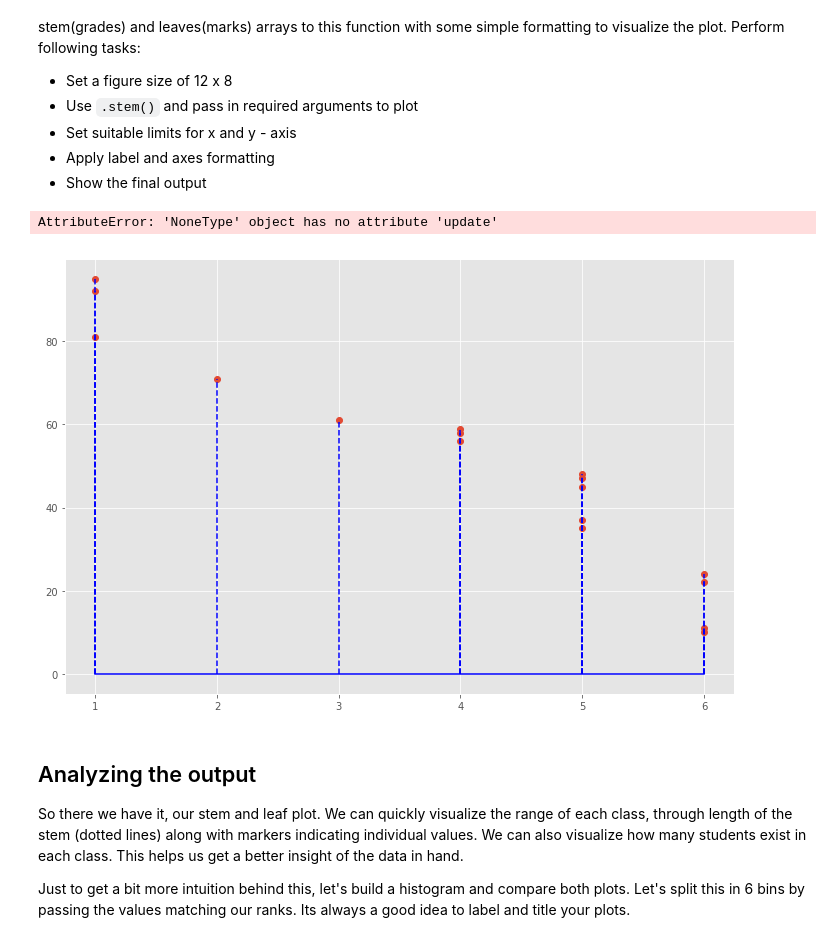
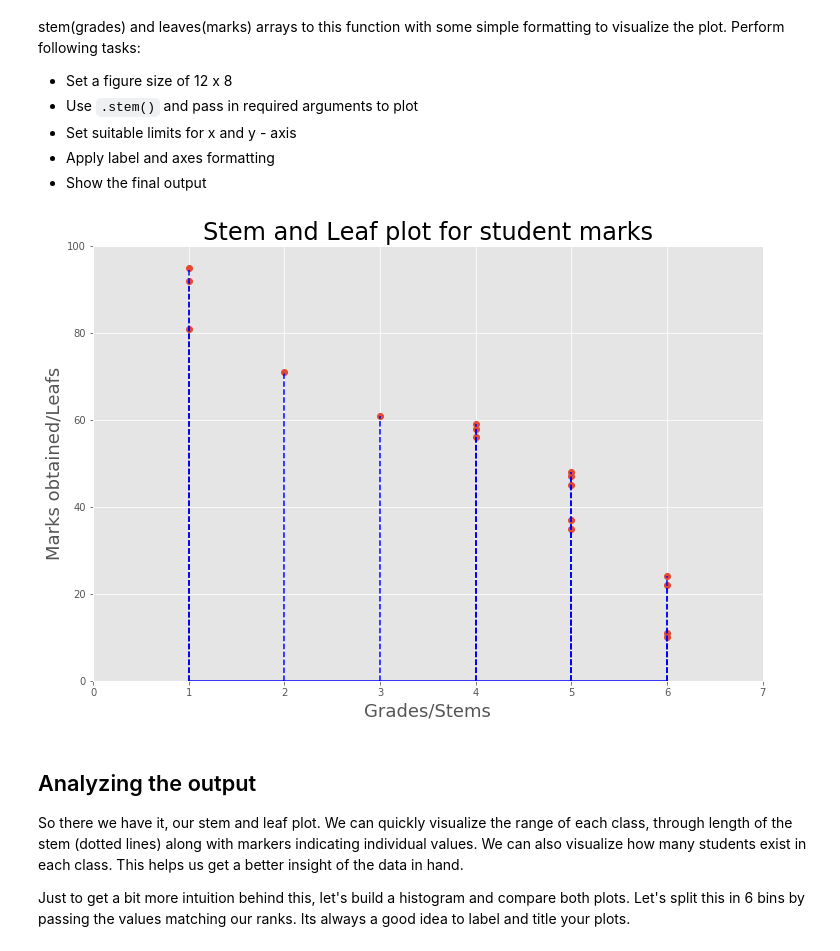
Before and after one commit to rvent/dsc-0-09-05-statistical-distribution-stemleaf-plot-lab-nyc-ds-career-012819, a Jupyter notebook: index.ipynb, the cells around one changed output. Cells and saved outputs as stored; diff of their text form; code cells hidden in the pictures.

```diff
--- a/index.ipynb
+++ b/index.ipynb
@@ -122,16 +122,15 @@ And [here is the official documentation](https://matplotlib.org/api/_as_gen/matp
 # %%
 # Create a stem and leaf plot with above data
 plt.figure(figsize=(12, 8))
-plt.stem(stems_2, marks, linefmt='b--', basefmt="b")
-#plt.xlim([0, 7])
+plt.stem(stems, marks, linefmt='b--', basefmt="b")
+plt.xlim([0, 7])
 plt.ylim([0, 100])
 plt.xlabel("Grades/Stems", fontsize=18)
 plt.ylabel('Marks obtained/Leafs', fontsize=18)
 plt.title('Stem and Leaf plot for student marks', fontsize=24)
 plt.show()
 # %% [output]
-AttributeError: 'NoneType' object has no attribute 'update'
-[figure, old version]
+[figure, new version]
 # %% [markdown]
 ## Analyzing the output
 So there we have it, our stem and leaf plot. We can quickly visualize the range of each class, through length of the stem (dotted lines) along with markers indicating individual values. We can also visualize how many students exist in each class. This helps us get a better insight of the data in hand.
```
